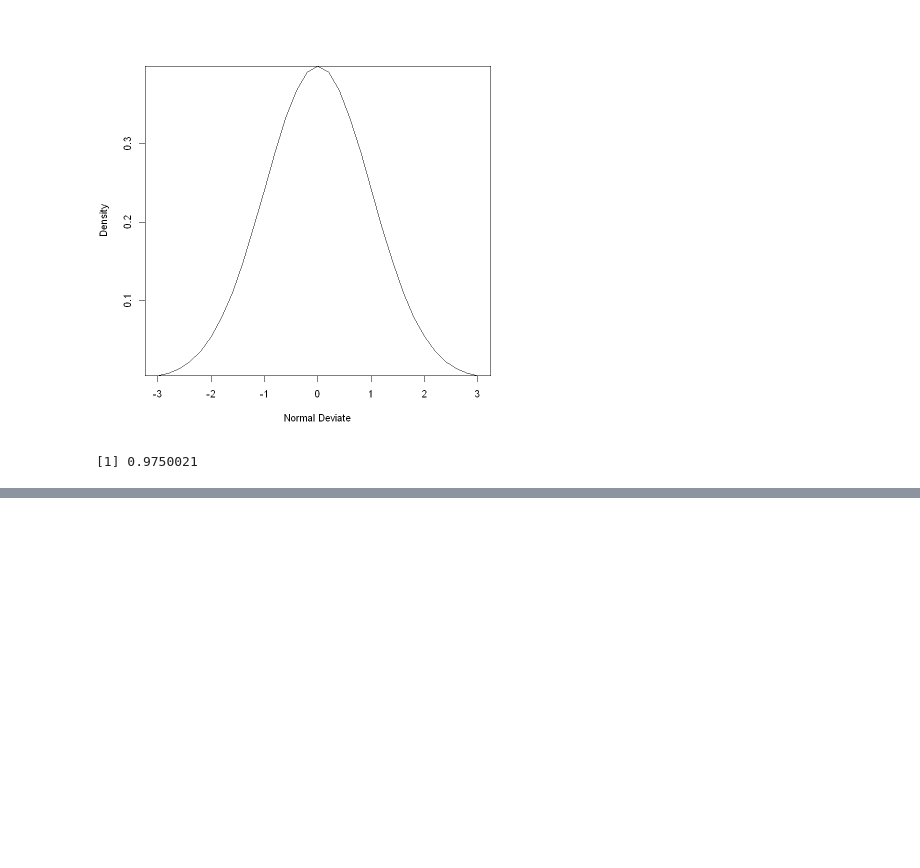
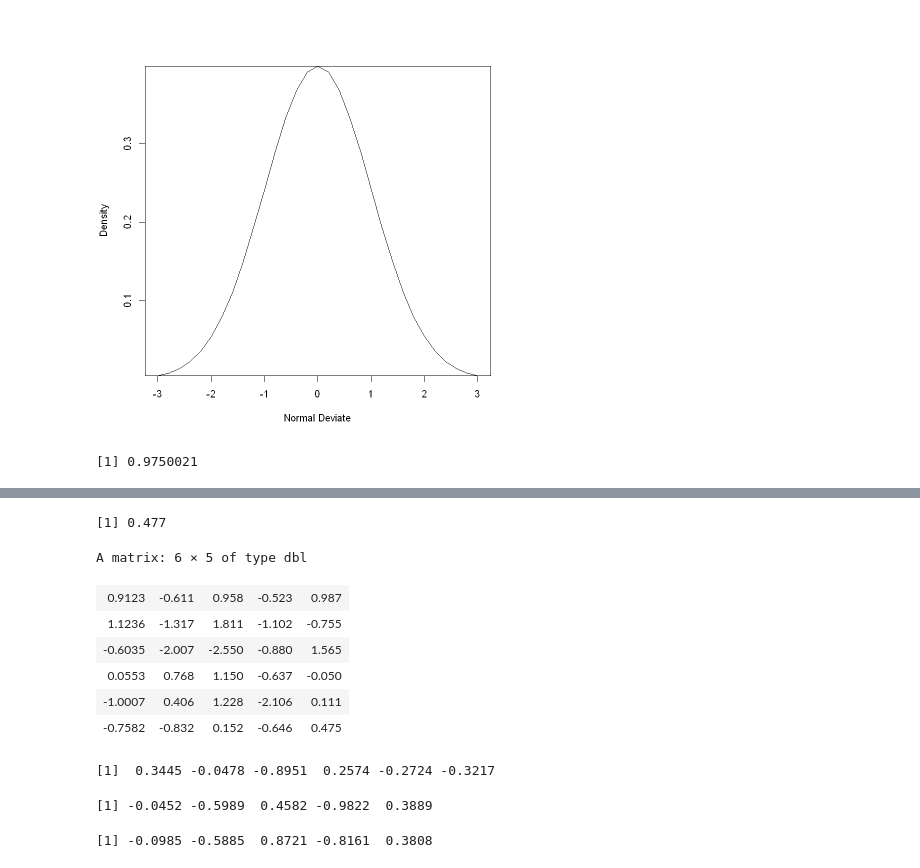
Before and after one commit to ruishuQU/R-IN-ACTION, a Jupyter notebook: code/ch05 高级数据管理.ipynb, the cells around one changed output, grey strips where cells are left out. Cells and saved outputs as stored; diff of their text form; code cells hidden in the pictures; blank space fills up the shorter version.

```diff
--- a/code/ch05 高级数据管理.ipynb
+++ b/code/ch05 高级数据管理.ipynb
@@ -83,0 +207,4 @@ pnorm(1.96)
+# %%
+mean(c)
+# %% [output]
+[1] 0.477
@@ -83,0 +217,19 @@ pnorm(1.96)
+# %%
+# 5-5 将一个函数应用到矩阵的所有行（列）
+mydata <- matrix(rnorm(30), nrow=6)#生成数据
+mydata
+apply(mydata, 1, mean)# 计算每行的均值
+apply(mydata, 2, mean)#计算每列的均值
+apply(mydata, 2, mean, trim=0.2)#计算每行的截尾均值
+# lapply()和sapply()则可将函数应用到列表（list）上
+# %% [output]
+A matrix: 6 × 5 of type dbl
+| 0.9123 | -0.611 | 0.958 | -0.523 | 0.987 |
+| 1.1236 | -1.317 | 1.811 | -1.102 | -0.755 |
+| -0.6035 | -2.007 | -2.550 | -0.880 | 1.565 |
+| 0.0553 | 0.768 | 1.150 | -0.637 | -0.050 |
+| -1.0007 | 0.406 | 1.228 | -2.106 | 0.111 |
+| -0.7582 | -0.832 | 0.152 | -0.646 | 0.475 |
+[1]  0.3445 -0.0478 -0.8951  0.2574 -0.2724 -0.3217
+[1] -0.0452 -0.5989  0.4582 -0.9822  0.3889
+[1] -0.0985 -0.5885  0.8721 -0.8161  0.3808
```
Also changed, not shown: parts of 21 cells of this notebook, 1 other file.
